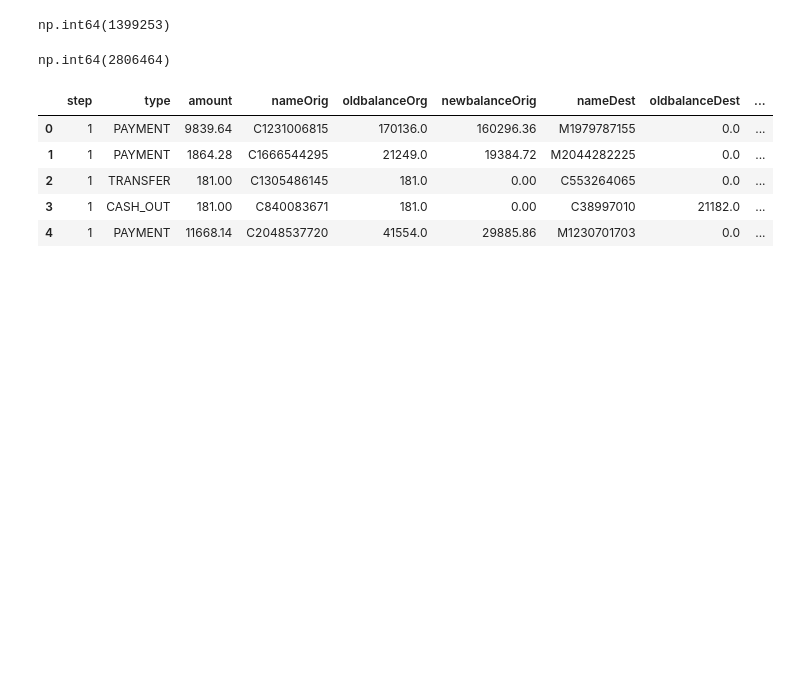
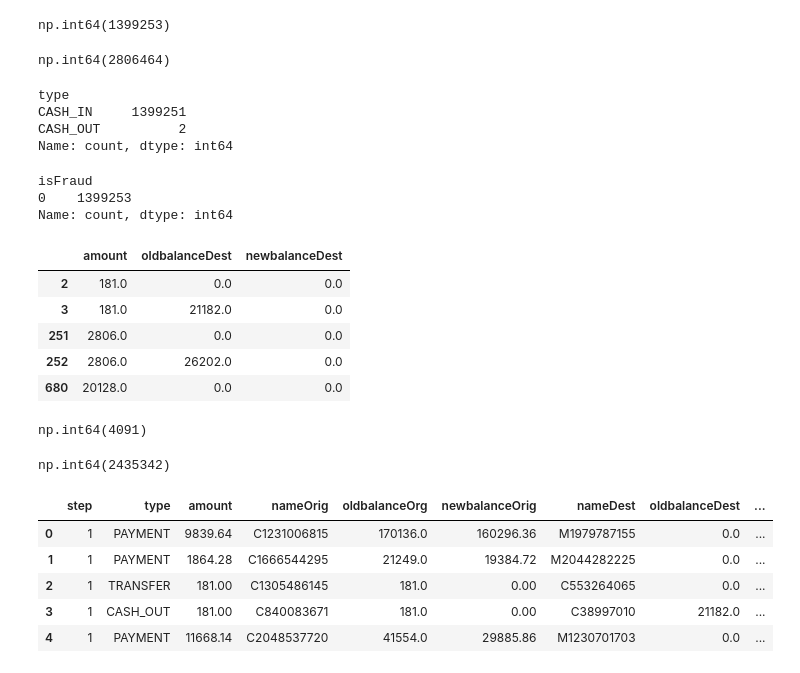
Before and after one commit to Erimmet/fraud-detection, a Jupyter notebook: model.ipynb, the cells around one changed output. Saved outputs shown, nothing was run; the diff lists cells and outputs as text; code cells hidden in the pictures; blank space fills up the shorter version.

```diff
--- a/model.ipynb
+++ b/model.ipynb
@@ -133,6 +133,36 @@ np.int64(1399253)
 (df['balanceDiffDest'] < 0).sum()
 # %% [output]
 np.int64(2806464)
+# %%
+df[df['balanceDiffOrig'] < 0]['type'].value_counts()
+# %% [output]
+type
+CASH_IN     1399251
+CASH_OUT          2
+Name: count, dtype: int64
+# %%
+df[df['balanceDiffOrig'] < 0]['isFraud'].value_counts()
+# %% [output]
+isFraud
+0    1399253
+Name: count, dtype: int64
+# %%
+df[df['isFraud'] == 1][['amount', 'oldbalanceDest', 'newbalanceDest']].head()
+# %% [output]
+|  | amount | oldbalanceDest | newbalanceDest |
+| 2 | 181.0 | 0.0 | 0.0 |
+| 3 | 181.0 | 21182.0 | 0.0 |
+| 251 | 2806.0 | 0.0 | 0.0 |
+| 252 | 2806.0 | 26202.0 | 0.0 |
+| 680 | 20128.0 | 0.0 | 0.0 |
+# %%
+((df['isFraud'] == 1) & (df['newbalanceDest'] == 0)).sum()
+# %% [output]
+np.int64(4091)
+# %%
+((df['isFraud'] == 0) & (df['newbalanceDest'] == 0) & (df['amount'] > 0)).sum()
+# %% [output]
+np.int64(2435342)
 # %%
 df.head()
 # %% [output]
```
Also changed, not shown: parts of 19 cells of this notebook, 4 other files.
